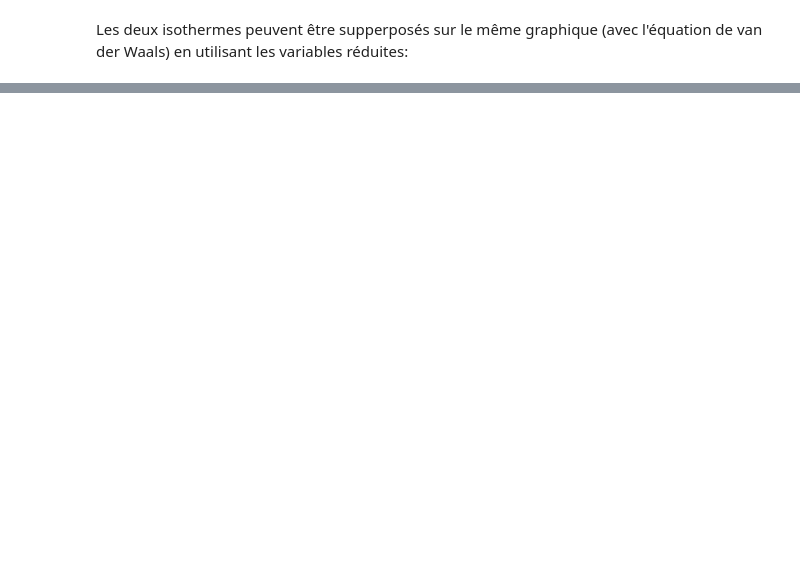
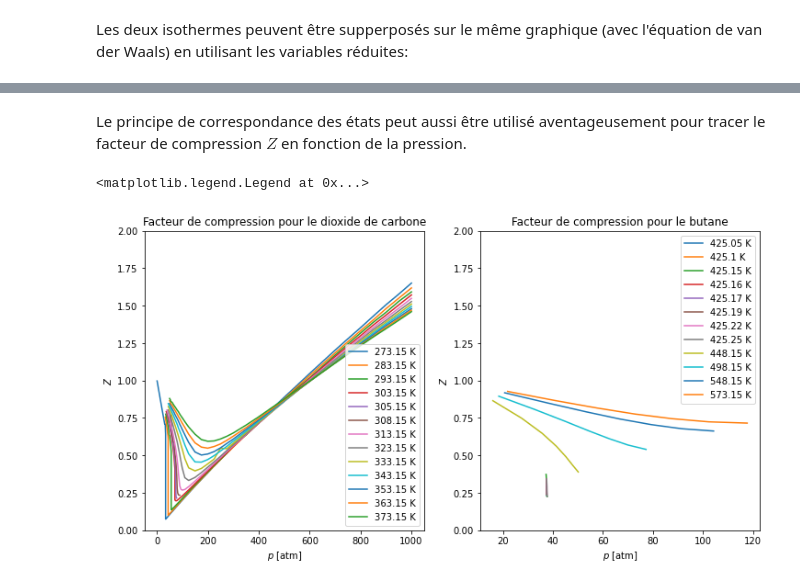
Before and after one commit to vliegeois/SCHIB201, a Jupyter notebook: VanDerWaalsGas.ipynb, the cells around one changed output, grey strips where cells are left out. Drawn from its saved outputs; the diff is of its cells as text; code cells hidden in the pictures; blank space fills up the shorter version.

Commit message:
facteur de compression

```diff
--- a/VanDerWaalsGas.ipynb
+++ b/VanDerWaalsGas.ipynb
@@ -321,0 +323,33 @@ ax.legend()
+# %% [markdown]
+Le principe de correspondance des états peut aussi être utilisé aventageusement pour tracer le facteur de compression $Z$ en fonction de la pression.
+# %%
+fig, ax = plt.subplots(1, 2, figsize=(12, 6))
+# CO2
+ax[0].set_title("Facteur de compression pour le dioxide de carbone")
+gas = carbondioxide
+ax[0].set_xlabel(r"$p$ [atm]")
+#ax[0].set_xlim(0.0, 0.6)
+ax[0].set_ylabel(r"$Z$")
+ax[0].set_ylim(0, 2)
+for (temperature, data) in gas.items():
+    Vm = data[0]
+    p = data[1]
+    Z = p * Vm / (0.08205 * temperature)
+    ax[0].plot(p, Z, label=f"{temperature} K")
+ax[0].legend()
+gas = butane
+# Butane
+ax[1].set_title("Facteur de compression pour le butane")
+ax[1].set_xlabel(r"$p$ [atm]")
+#ax[1].set_xlim(0.0, 0.6)
+ax[1].set_ylabel(r"$Z$")
+ax[1].set_ylim(0, 2)
+for (temperature, data) in gas.items():
+    Vm = data[0]
+    p = data[1]
+    Z = p * Vm / (0.08205 * temperature)
+    ax[1].plot(p, Z, label=f"{temperature} K")
+ax[1].legend()
+# %% [output]
+<matplotlib.legend.Legend at 0x...>
+[figure, added]
```
Also changed, not shown: parts of 5 cells of this notebook.
